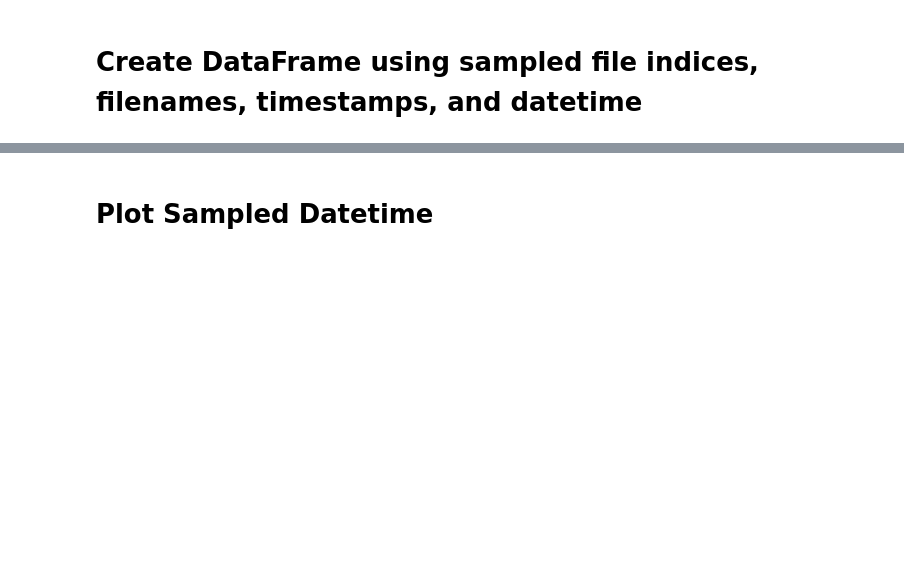
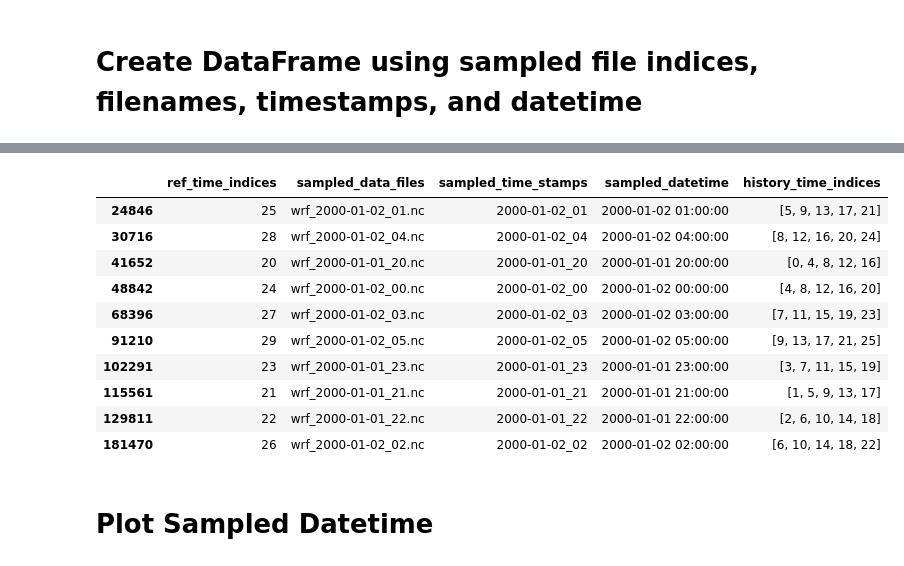
Before and after one commit to LLNL/MLAP, a Jupyter notebook: SJSU_Data_Proc/Extract_DFM_Reanalysis_Data.ipynb, the cells around one changed output, grey strips where cells are left out. Cells and saved outputs as stored; diff of their text form; code cells hidden in the pictures; blank space fills up the shorter version.

```diff
--- a/SJSU_Data_Proc/Extract_DFM_Reanalysis_Data.ipynb
+++ b/SJSU_Data_Proc/Extract_DFM_Reanalysis_Data.ipynb
@@ -136,3 +117,17 @@ df_sampled_time.head(20)
+# %%
+df_sampled_time[df_sampled_time['ref_time_indices'] < max_history_to_consider+10]
+# %% [output]
+|  | ref_time_indices | sampled_data_files | sampled_time_stamps | sampled_datetime | history_time_indices |
+| 24846 | 25 | wrf_2000-01-02_01.nc | 2000-01-02_01 | 2000-01-02 01:00:00 | [5, 9, 13, 17, 21] |
+| 30716 | 28 | wrf_2000-01-02_04.nc | 2000-01-02_04 | 2000-01-02 04:00:00 | [8, 12, 16, 20, 24] |
+| 41652 | 20 | wrf_2000-01-01_20.nc | 2000-01-01_20 | 2000-01-01 20:00:00 | [0, 4, 8, 12, 16] |
+| 48842 | 24 | wrf_2000-01-02_00.nc | 2000-01-02_00 | 2000-01-02 00:00:00 | [4, 8, 12, 16, 20] |
+| 68396 | 27 | wrf_2000-01-02_03.nc | 2000-01-02_03 | 2000-01-02 03:00:00 | [7, 11, 15, 19, 23] |
+| 91210 | 29 | wrf_2000-01-02_05.nc | 2000-01-02_05 | 2000-01-02 05:00:00 | [9, 13, 17, 21, 25] |
+| 102291 | 23 | wrf_2000-01-01_23.nc | 2000-01-01_23 | 2000-01-01 23:00:00 | [3, 7, 11, 15, 19] |
+| 115561 | 21 | wrf_2000-01-01_21.nc | 2000-01-01_21 | 2000-01-01 21:00:00 | [1, 5, 9, 13, 17] |
+| 129811 | 22 | wrf_2000-01-01_22.nc | 2000-01-01_22 | 2000-01-01 22:00:00 | [2, 6, 10, 14, 18] |
+| 181470 | 26 | wrf_2000-01-02_02.nc | 2000-01-02_02 | 2000-01-02 02:00:00 | [6, 10, 14, 18, 22] |
 # %% [markdown]
 # Plot Sampled Datetime
 # %%
```
Also changed, not shown: parts of 9 cells of this notebook, 1 other file.
